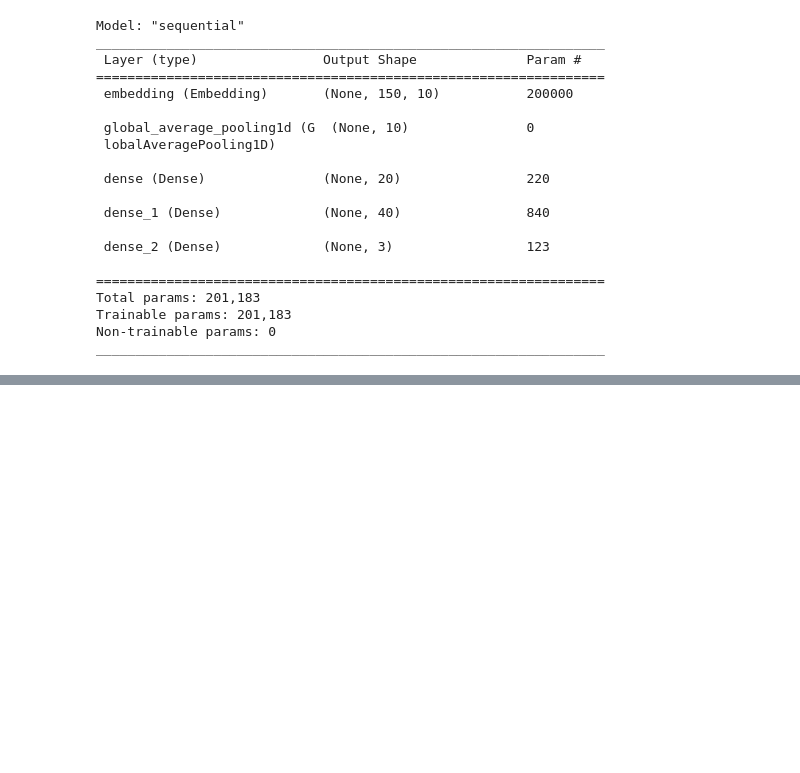
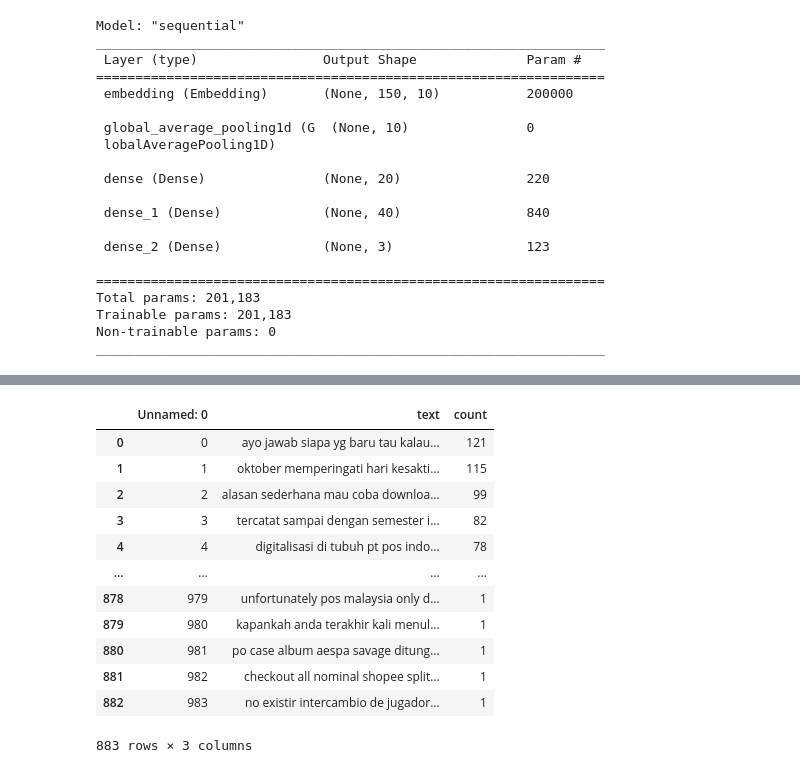
Before and after one commit to dwissaaj/DeepLearning_Sentiment_Analysis, a Jupyter notebook: predicting.ipynb, the cells around one changed output, grey strips where cells are left out. Saved outputs shown, nothing was run; the diff lists cells and outputs as text; code cells hidden in the pictures; blank space fills up the shorter version.

```diff
--- a/predicting.ipynb
+++ b/predicting.ipynb
@@ -37,3 +36,8 @@ max_length = 150
 trunc_type = 'post'
 padding_type = 'post'
 oov_tok = "<OOV>"
+# %%
+data_predict = pd.read_excel("data clear alif.xlsx")
+data_predict = data_predict.astype(str).apply(lambda x: x.str.encode('ascii', 'ignore').str.decode('ascii'))
+print(f"total null {data_predict.isnull().sum()}")
+print(f"total null {data_predict.isna().sum()}")
@@ -39,0 +53,16 @@ oov_tok = "<OOV>"
+# %%
+data_predict
+# %% [output]
+|  | Unnamed: 0 | text | count |
+| 0 | 0 | ayo jawab siapa yg baru tau kalau... | 121 |
+| 1 | 1 | oktober memperingati hari kesakti... | 115 |
+| 2 | 2 | alasan sederhana mau coba downloa... | 99 |
+| 3 | 3 | tercatat sampai dengan semester i... | 82 |
+| 4 | 4 | digitalisasi di tubuh pt pos indo... | 78 |
+| ... | ... | ... | ... |
+| 878 | 979 | unfortunately pos malaysia only d... | 1 |
+| 879 | 980 | kapankah anda terakhir kali menul... | 1 |
+| 880 | 981 | po case album aespa savage ditung... | 1 |
+| 881 | 982 | checkout all nominal shopee split... | 1 |
+| 882 | 983 | no existir intercambio de jugador... | 1 |
+883 rows × 3 columns
```
Also changed, not shown: parts of 10 cells of this notebook, 8 other files.
